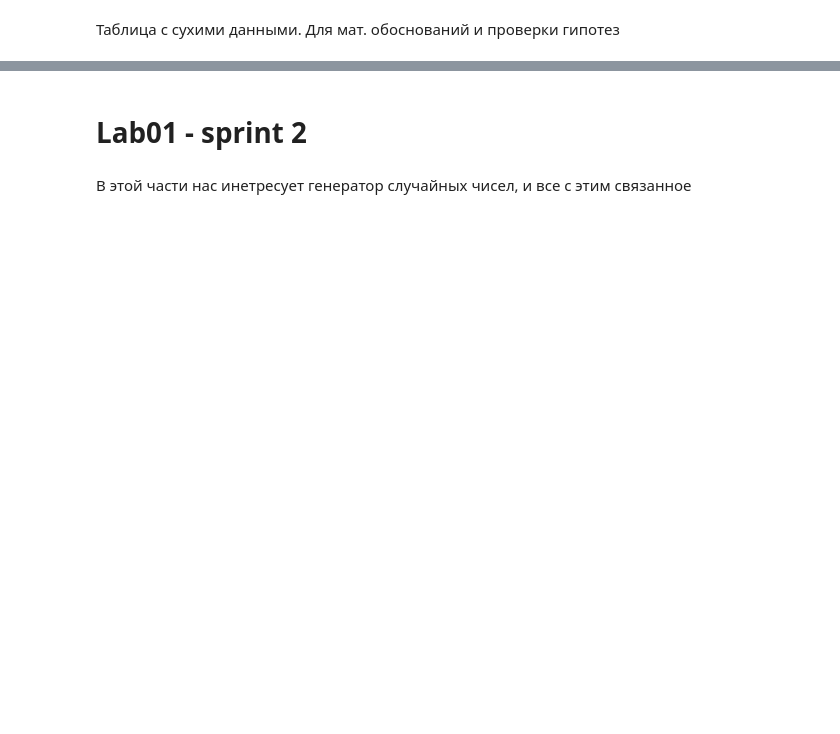
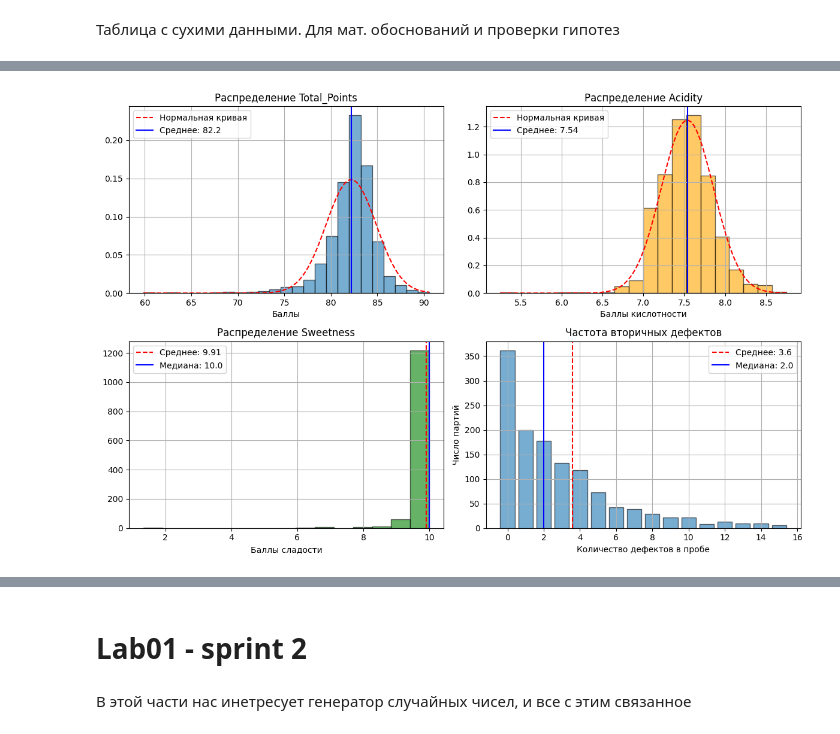
Before and after one commit to yen-28/StatLab52, a Jupyter notebook: beginners.ipynb, the cells around one changed output, grey strips where cells are left out. Drawn from its saved outputs; the diff is of its cells as text; code cells hidden in the pictures; blank space fills up the shorter version.

```diff
--- a/beginners.ipynb
+++ b/beginners.ipynb
@@ -23,0 +89,50 @@ df.head()  # здесь просто выпишу верхушку датасе
+# %%
+fig, axes = plt.subplots(2, 2, figsize=(12, 8)) # создаем штучку 2 на 2 и в эти позиции потом будем вставлять графики
+# 1. Итоговый балл — колокол Гаусса
+pts = coffee['Total_Points'].dropna()
+axes[0, 0].hist(pts, bins=25, density=True, alpha=0.6, edgecolor='black')
+x_pts = np.linspace(pts.min(), pts.max(), 100)
+axes[0, 0].plot(x_pts, stats.norm.pdf(x_pts, pts.mean(), pts.std()), 'r--', label='Нормальная кривая')
+axes[0, 0].axvline(pts.mean(), color='blue', linestyle='-', label=f'Среднее: {pts.mean():.1f}')
+axes[0, 0].set_title('Распределение Total_Points')
+axes[0, 0].set_xlabel('Баллы')
+axes[0, 0].legend()
+axes[0, 0].grid(True)
+
+# 2. Кислотность — тоже симметричный колокол
+acid = coffee['Acidity'].dropna()
+axes[0, 1].hist(acid, bins=20, density=True, alpha=0.6, color='orange', edgecolor='black')
+x_acid = np.linspace(acid.min(), acid.max(), 100)
+axes[0, 1].plot(x_acid, stats.norm.pdf(x_acid, acid.mean(), acid.std()), 'r--', label='Нормальная кривая')
+axes[0, 1].axvline(acid.mean(), color='blue', linestyle='-', label=f'Среднее: {acid.mean():.2f}')
+axes[0, 1].set_title('Распределение Acidity')
+axes[0, 1].set_xlabel('Баллы кислотности')
+axes[0, 1].legend()
+axes[0, 1].grid(True)
+
+# 3. Сладость — левая асимметрия и потолок на 10
+sweet = coffee['Sweetness'].dropna()
+axes[1, 0].hist(sweet, bins=15, alpha=0.6, color='green', edgecolor='black')
+axes[1, 0].axvline(sweet.mean(), color='red', linestyle='--', label=f'Среднее: {sweet.mean():.2f}')
+axes[1, 0].axvline(sweet.median(), color='blue', linestyle='-', label=f'Медиана: {sweet.median():.1f}')
+axes[1, 0].set_title('Распределение Sweetness')
+axes[1, 0].set_xlabel('Баллы сладости')
+axes[1, 0].legend()
+axes[1, 0].grid(True)
+
+# 4. Вторичные дефекты — дискретная частота (просто столбики и квантили)
+defects = coffee['Defects'].dropna()
+val_counts = defects.value_counts().sort_index()
+axes[1, 1].bar(val_counts[val_counts.index <= 15].index, val_counts[val_counts.index <= 15].values, alpha=0.6, edgecolor='black')
+axes[1, 1].axvline(defects.mean(), color='red', linestyle='--', label=f'Среднее: {defects.mean():.1f}')
+axes[1, 1].axvline(defects.median(), color='blue', linestyle='-', label=f'Медиана: {defects.median():.1f}')
+axes[1, 1].set_title('Частота вторичных дефектов')
+axes[1, 1].set_xlabel('Количество дефектов в пробе')
+axes[1, 1].set_ylabel('Число партий')
+axes[1, 1].legend()
+axes[1, 1].grid(True)
+
+plt.tight_layout()
+plt.show()
+# %% [output]
+[figure, added]
```
Also changed, not shown: parts of 49 cells of this notebook.
